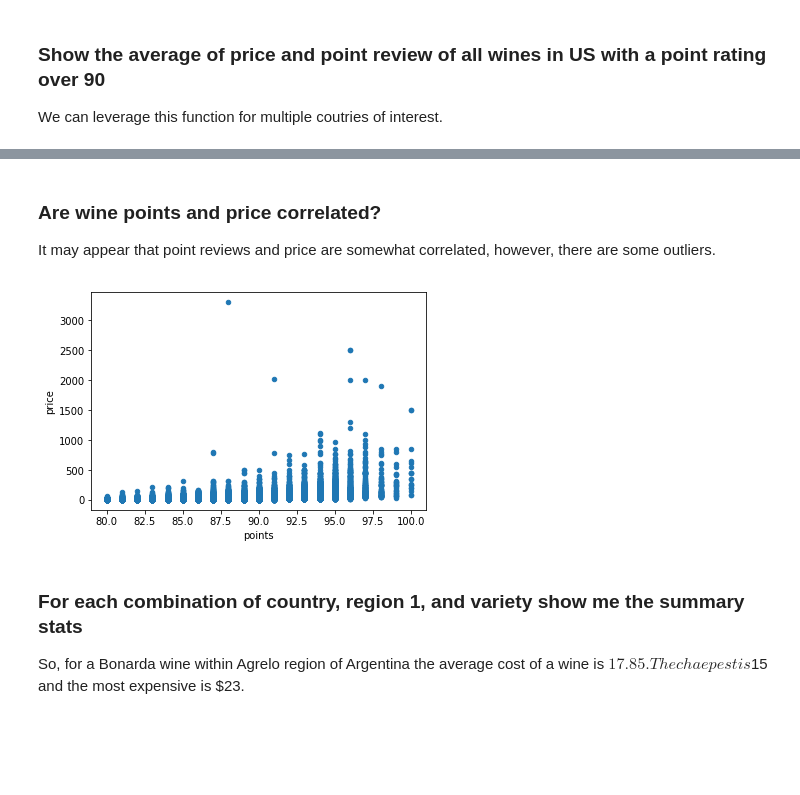
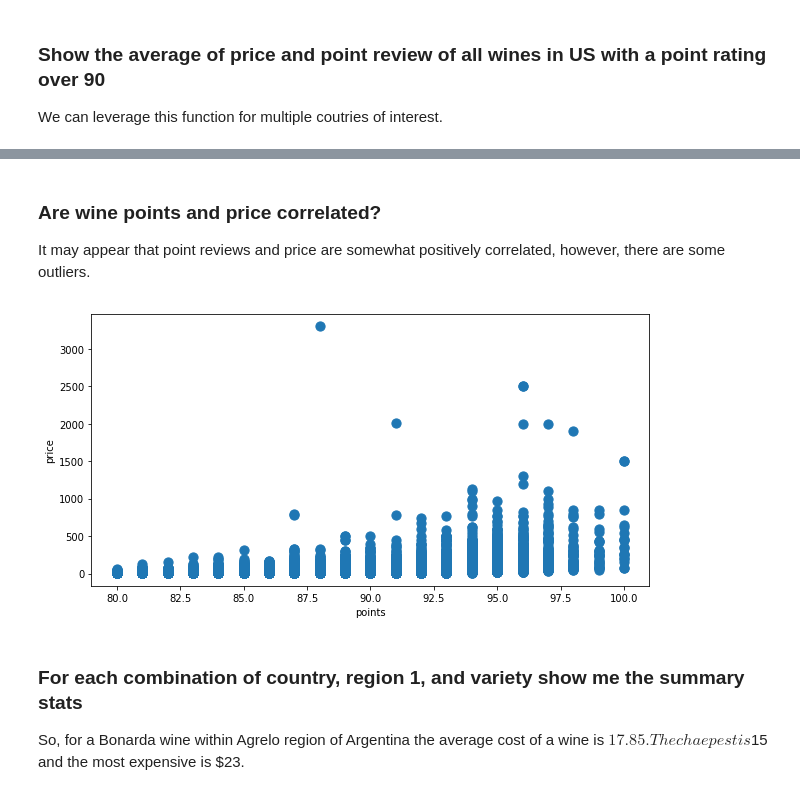
Before and after one commit to evanrosa/wine-ML-capstone-2018, a Jupyter notebook: 02-EDA.ipynb, the cells around one changed output, grey strips where cells are left out. Cells and saved outputs as stored; diff of their text form; code cells hidden in the pictures; blank space fills up the shorter version.

Commit message:
added more charts and broken out data by country

```diff
--- a/02-EDA.ipynb
+++ b/02-EDA.ipynb
@@ -454,10 +451,10 @@ dtype: float64
 # %% [markdown]
 ### Are wine points and price correlated?
-It may appear that point reviews and price are somewhat correlated, however, there are some outliers.
+It may appear that point reviews and price are somewhat positively correlated, however, there are some outliers.
 # %%
-wine.plot(kind='scatter', x='points', y='price');
+wine.plot(kind='scatter', x='points', y='price', figsize=(10,5), s=85);
 # %% [output]
-[figure, old version]
+[figure, new version]
 # %% [markdown]
 ### For each combination of country, region 1, and variety show me the summary stats
 So, for a Bonarda wine within Agrelo region of Argentina the average cost of a wine is $17.85. The chaepest is $15 and the most expensive is $23.
```
Also changed, not shown: parts of 20 cells of this notebook.
